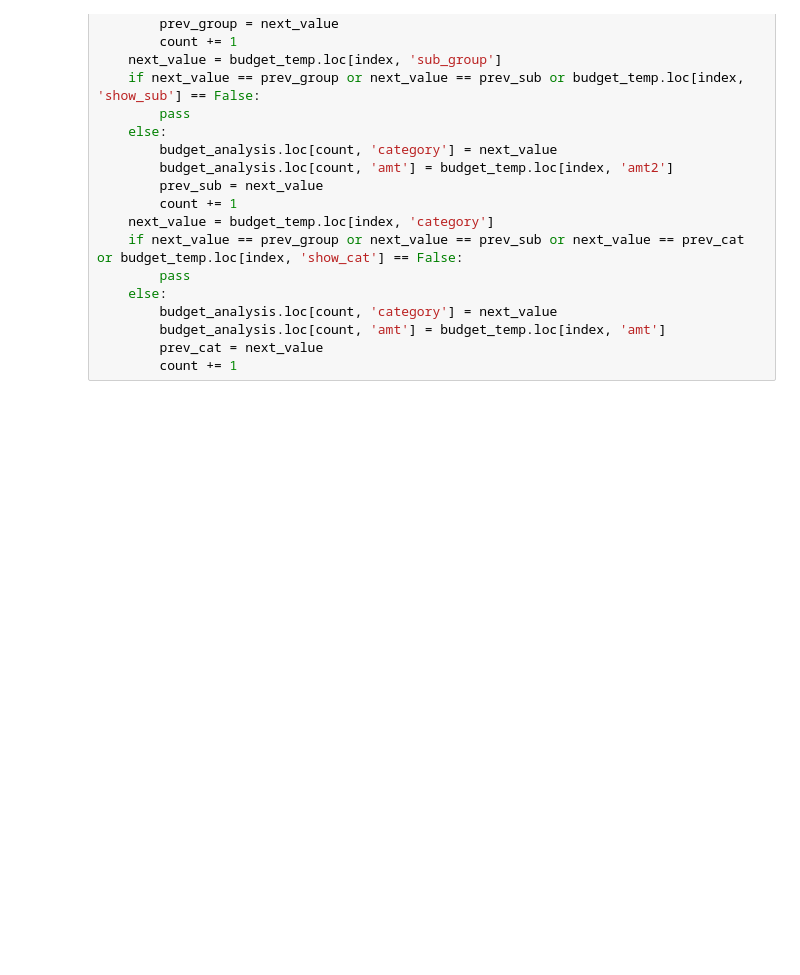
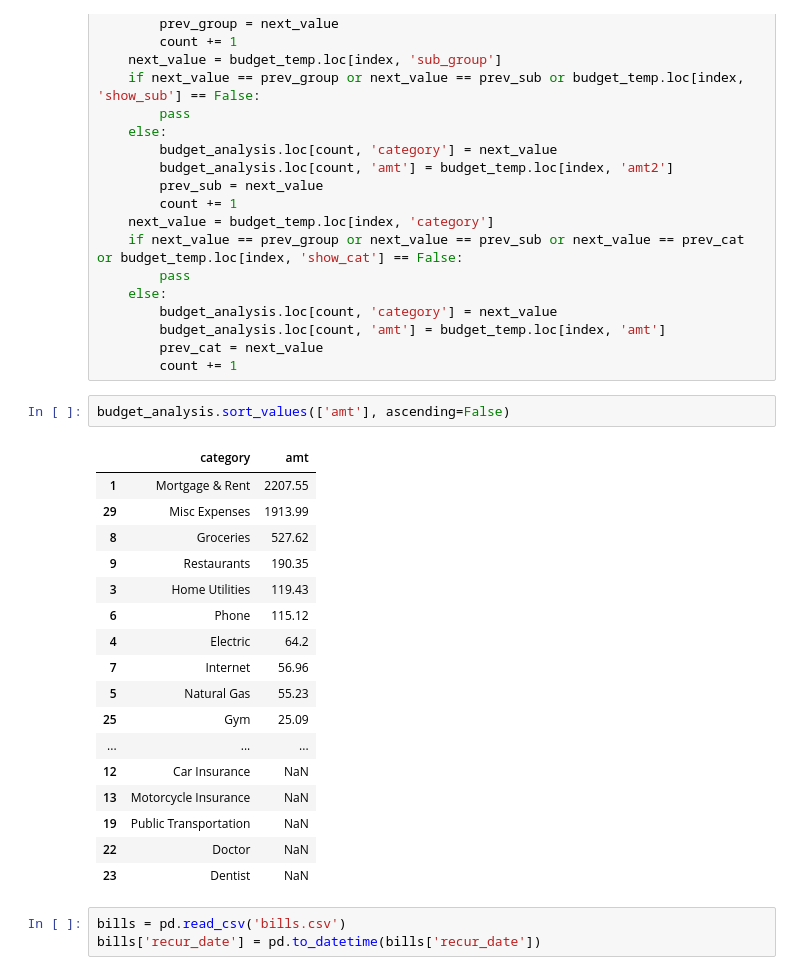
Before and after one commit to TrellixVulnTeam/budget_IX2A, a Jupyter notebook: test.ipynb, the cells around one changed output. Drawn from its saved outputs; the diff is of its cells as text; blank space fills up the shorter version.

```diff
--- a/test.ipynb
+++ b/test.ipynb
@@ -156,3 +150,26 @@ for index, row in budget_temp.iterrows():
         budget_analysis.loc[count, 'amt'] = budget_temp.loc[index, 'amt']
         prev_cat = next_value
         count += 1
+# %%
+budget_analysis.sort_values(['amt'], ascending=False)
+# %% [output]
+|  | category | amt |
+| 1 | Mortgage & Rent | 2207.55 |
+| 29 | Misc Expenses | 1913.99 |
+| 8 | Groceries | 527.62 |
+| 9 | Restaurants | 190.35 |
+| 3 | Home Utilities | 119.43 |
+| 6 | Phone | 115.12 |
+| 4 | Electric | 64.2 |
+| 7 | Internet | 56.96 |
+| 5 | Natural Gas | 55.23 |
+| 25 | Gym | 25.09 |
+| ... | ... | ... |
+| 12 | Car Insurance | NaN |
+| 13 | Motorcycle Insurance | NaN |
+| 19 | Public Transportation | NaN |
+| 22 | Doctor | NaN |
+| 23 | Dentist | NaN |
+# %%
+bills = pd.read_csv('bills.csv')
+bills['recur_date'] = pd.to_datetime(bills['recur_date'])
```
Also changed, not shown: parts of 12 cells of this notebook, 5 other files.
